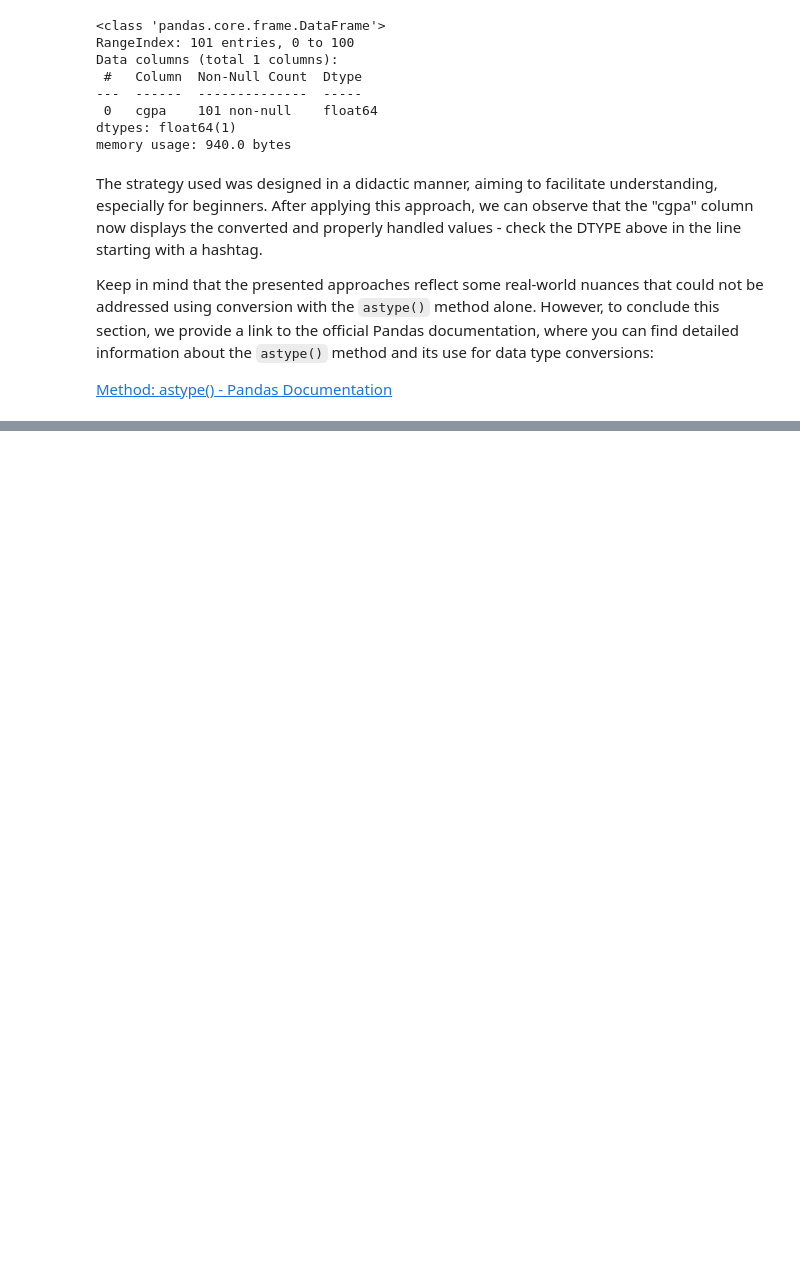
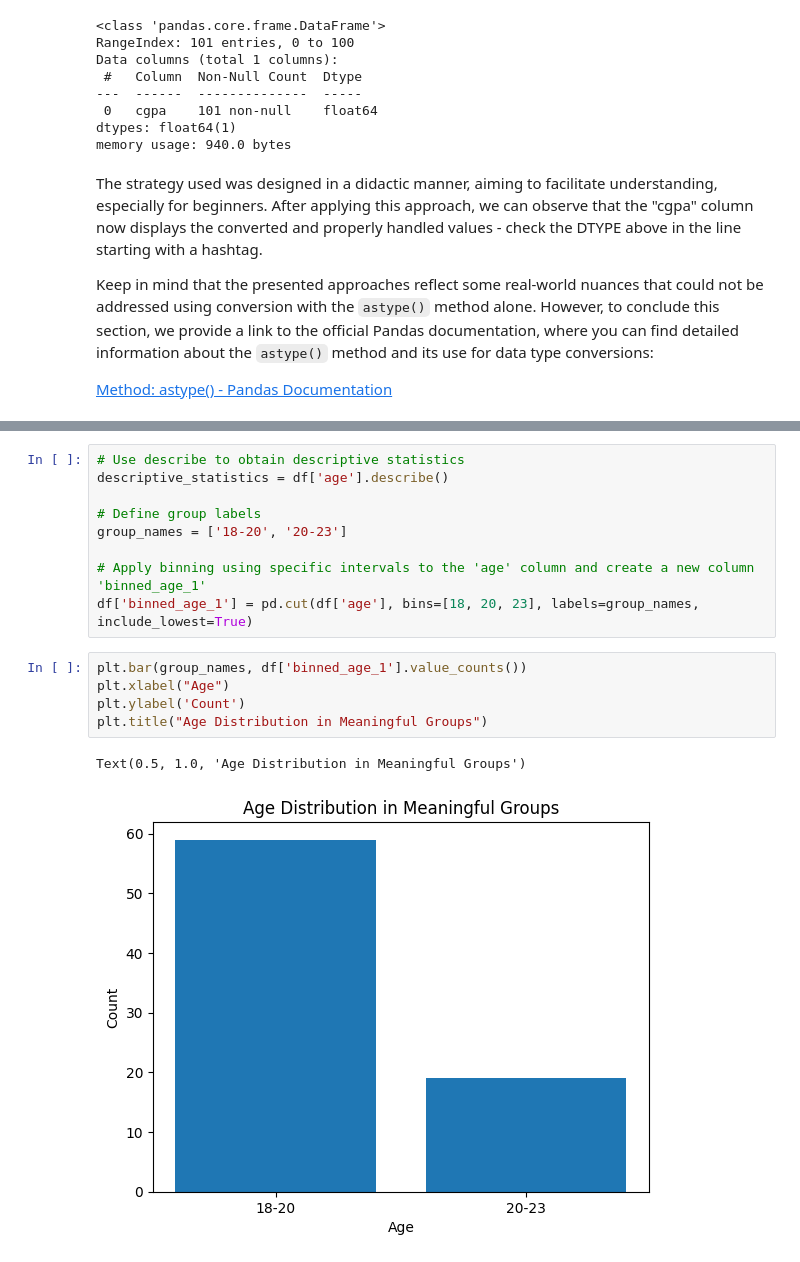
Before and after one commit to engsofjvolfe/educational-wrangling-data, a Jupyter notebook: eng-wrangling-data.ipynb, the cells around one changed output, grey strips where cells are left out. Cells and saved outputs as stored; diff of their text form; blank space fills up the shorter version.

```diff
--- a/eng-wrangling-data.ipynb
+++ b/eng-wrangling-data.ipynb
@@ -509,0 +755,17 @@ Keep in mind that the presented approaches reflect some real-world nuances that
+# %%
+# Use describe to obtain descriptive statistics
+descriptive_statistics = df['age'].describe()
+
+# Define group labels
+group_names = ['18-20', '20-23']
+
+# Apply binning using specific intervals to the 'age' column and create a new column 'binned_age_1'
+df['binned_age_1'] = pd.cut(df['age'], bins=[18, 20, 23], labels=group_names, include_lowest=True)
+# %%
+plt.bar(group_names, df['binned_age_1'].value_counts())
+plt.xlabel("Age")
+plt.ylabel('Count')
+plt.title("Age Distribution in Meaningful Groups")
+# %% [output]
+Text(0.5, 1.0, 'Age Distribution in Meaningful Groups')
+[figure, added]
```
Also changed, not shown: parts of 32 cells of this notebook, 1 other file.
